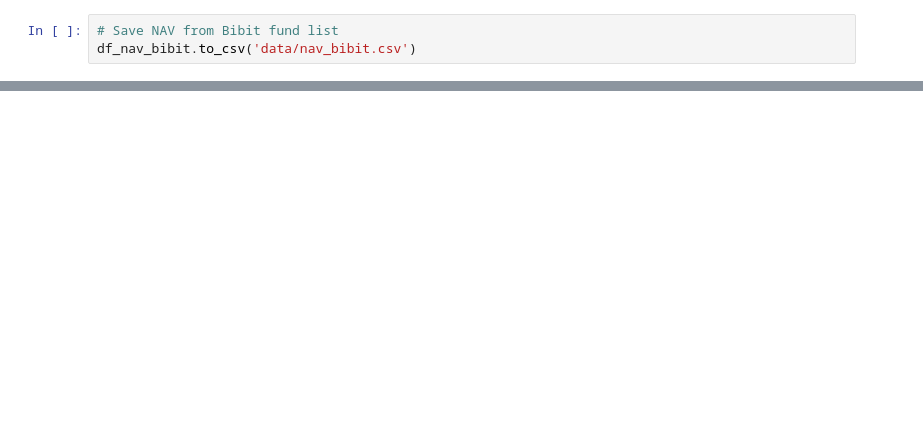
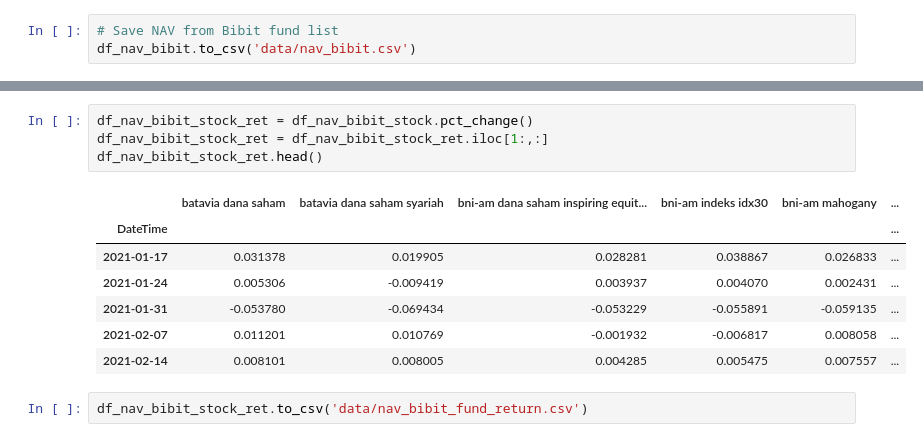
Before and after one commit to YogiAnggara129/portfolio-optimization-bibit, a Jupyter notebook: scripts/fund_scraping.ipynb, the cells around one changed output, grey strips where cells are left out. Saved outputs shown, nothing was run; the diff lists cells and outputs as text; blank space fills up the shorter version.

```diff
--- a/fund_scraping.ipynb
+++ b/scripts/fund_scraping.ipynb
@@ -216,0 +281,14 @@ df_nav_bibit.to_csv('data/nav_bibit.csv')
+# %%
+df_nav_bibit_stock_ret = df_nav_bibit_stock.pct_change()
+df_nav_bibit_stock_ret = df_nav_bibit_stock_ret.iloc[1:,:]
+df_nav_bibit_stock_ret.head()
+# %% [output]
+|  | batavia dana saham | batavia dana saham syariah | bni-am dana saham inspiring equit... | bni-am indeks idx30 | bni-am mahogany | ... |
+| DateTime |  |  |  |  |  | ... |
+| 2021-01-17 | 0.031378 | 0.019905 | 0.028281 | 0.038867 | 0.026833 | ... |
+| 2021-01-24 | 0.005306 | -0.009419 | 0.003937 | 0.004070 | 0.002431 | ... |
+| 2021-01-31 | -0.053780 | -0.069434 | -0.053229 | -0.055891 | -0.059135 | ... |
+| 2021-02-07 | 0.011201 | 0.010769 | -0.001932 | -0.006817 | 0.008058 | ... |
+| 2021-02-14 | 0.008101 | 0.008005 | 0.004285 | 0.005475 | 0.007557 | ... |
+# %%
+df_nav_bibit_stock_ret.to_csv('data/nav_bibit_fund_return.csv')
```
Also changed, not shown: parts of 6 cells of this notebook, 9 other files.
